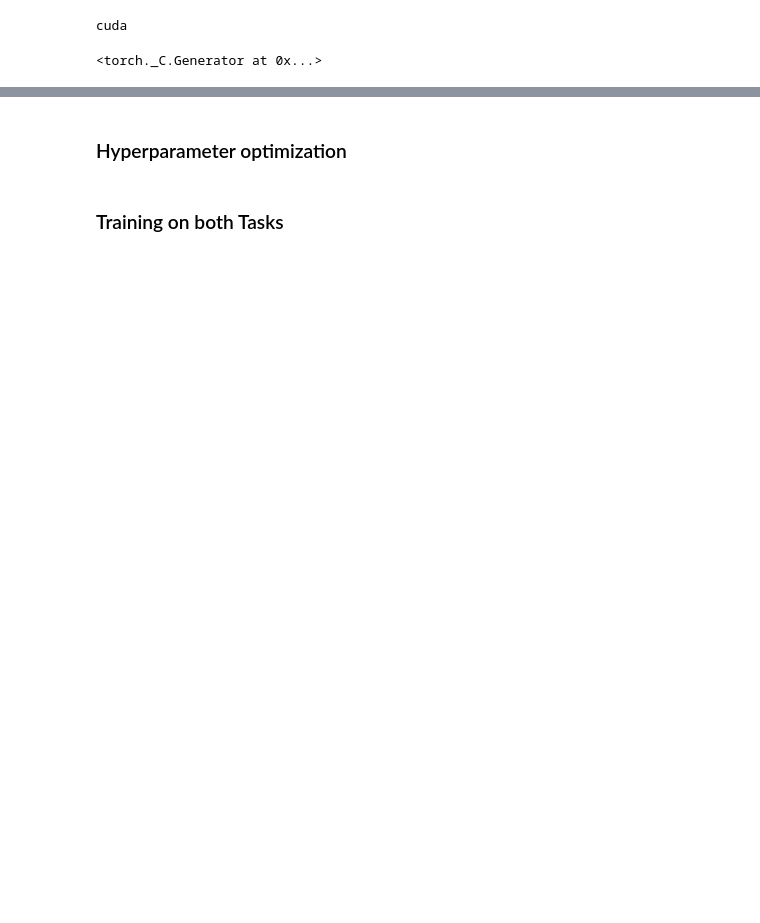
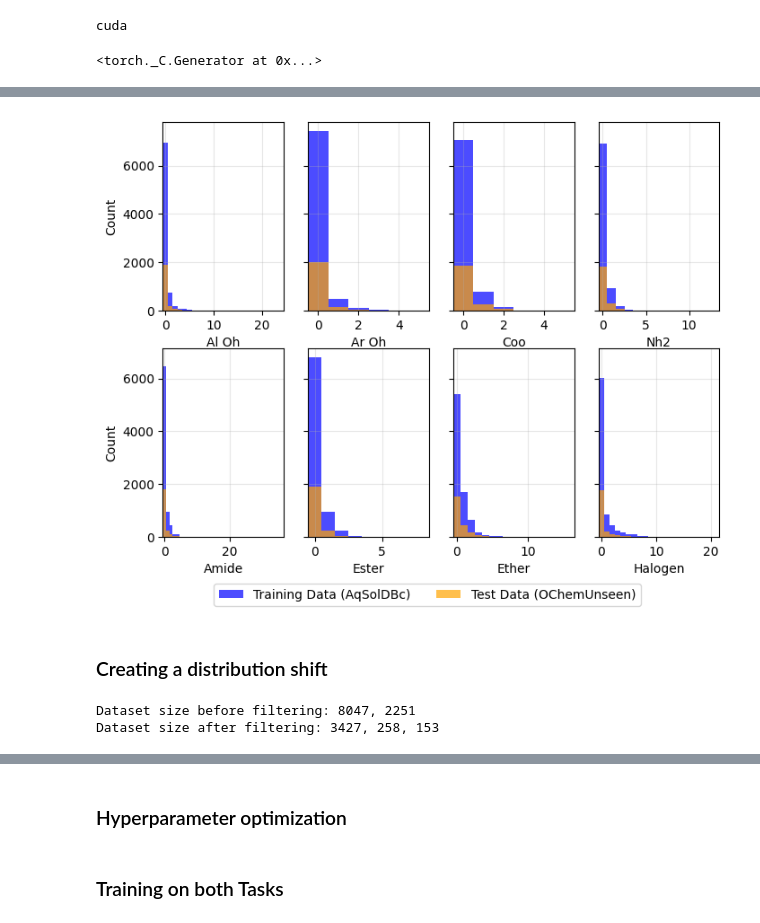
Before and after one commit to p0017/Molecular-Test-Time-Adaptation, a Jupyter notebook: Molecular-Test-Time-Adaptation.ipynb, the cells around one changed output, grey strips where cells are left out. Saved outputs shown, nothing was run; the diff lists cells and outputs as text; code cells hidden in the pictures; blank space fills up the shorter version.

Commit message:
Increased distribution shift by filtering

```diff
--- a/Molecular-Test-Time-Adaptation.ipynb
+++ b/Molecular-Test-Time-Adaptation.ipynb
@@ -88,0 +129,31 @@ Removing [471, 503, 589, 591, 592, 593, 594, 610, 613, 641, 643, 647, 649, 652,
+# %%
+functional_group_histogram(data_df_updated, test_df_updated, save_plots=save_plots)
+# %% [output]
+[figure, added]
+# %% [markdown]
+### Creating a distribution shift
+# %%
+print(f"Dataset size before filtering: {len(data_df_updated)}, {len(test_df_updated)}")
+
+data_df_filtered = data_df_updated[
+    (data_df_updated["num_atoms"] < 20)
+    & ((data_df_updated["fr_ether"] == 0) & (data_df_updated["fr_NH2"] == 0))
+]
+test_df_filtered_eth = test_df_updated[
+    (test_df_updated["num_atoms"] >= 20) & (test_df_updated["fr_ether"] > 0)
+]
+test_df_filtered_nh = test_df_updated[
+    (test_df_updated["num_atoms"] >= 20) & (test_df_updated["fr_NH2"] > 0)
+]
+
+# We are increasing the already existing distribution shift between the train and test sets by filtering for atom counts and functional groups
+# The train and validation sets will contain molecules with less than 20 atoms and no ether or NH2 functional groups
+# The first test set will contain molecules with more than 20 atoms and ether functional groups
+# The second test set will contain molecules with more than 20 atoms and NH2 functional groups
+
+print(
+    f"Dataset size after filtering: {len(data_df_filtered)}, {len(test_df_filtered_eth)}, {len(test_df_filtered_nh)}"
+)
+# %% [output]
+Dataset size before filtering: 8047, 2251
+Dataset size after filtering: 3427, 258, 153
```
Also changed, not shown: parts of 31 cells of this notebook, 24 other files.
